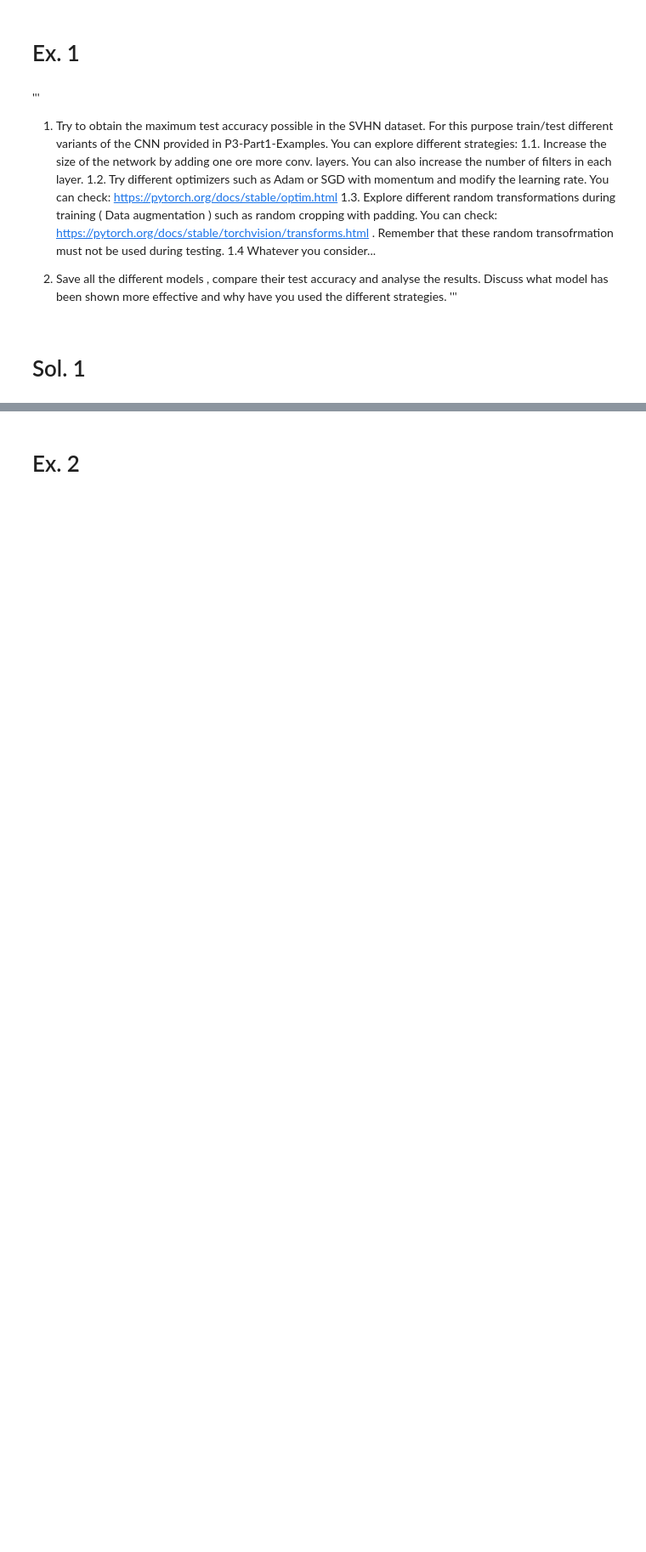
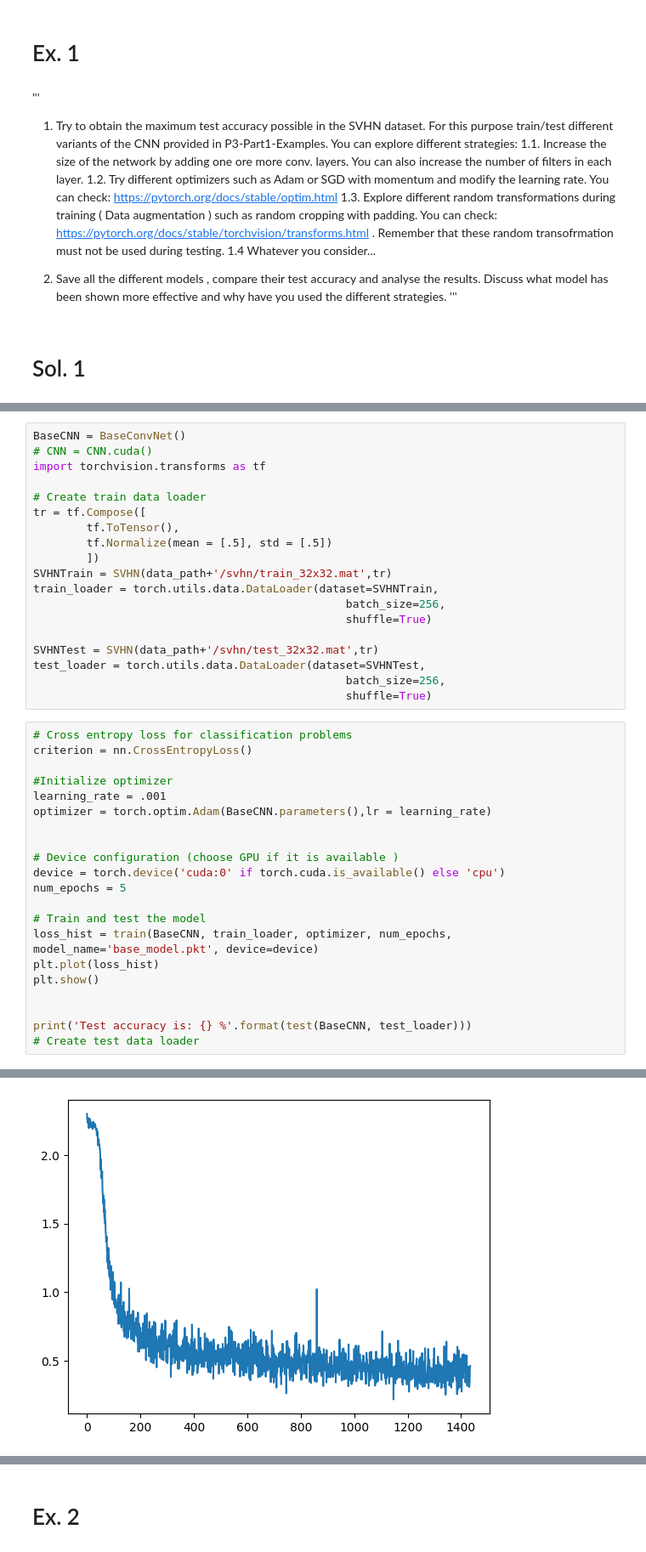
Before and after one commit to albert-santos01/DeepLearning, a Jupyter notebook: P3/P3-Questions.ipynb, the cells around one changed output, grey strips where cells are left out. Shown: that part at 85% size. Saved outputs shown, nothing was run; the diff lists cells and outputs as text; blank space fills up the shorter version.

```diff
--- a/P3/P3-Questions.ipynb
+++ b/P3/P3-Questions.ipynb
@@ -47,0 +179,41 @@ You can check: https://pytorch.org/docs/stable/torchvision/transforms.html . Rem
+# %%
+BaseCNN = BaseConvNet()
+# CNN = CNN.cuda()
+import torchvision.transforms as tf
+
+# Create train data loader
+tr = tf.Compose([
+        tf.ToTensor(),
+        tf.Normalize(mean = [.5], std = [.5])
+        ])
+SVHNTrain = SVHN(data_path+'/svhn/train_32x32.mat',tr)
+train_loader = torch.utils.data.DataLoader(dataset=SVHNTrain,
+                                               batch_size=256,
+                                               shuffle=True)
+
+SVHNTest = SVHN(data_path+'/svhn/test_32x32.mat',tr)
+test_loader = torch.utils.data.DataLoader(dataset=SVHNTest,
+                                               batch_size=256,
+                                               shuffle=True)
+# %%
+# Cross entropy loss for classification problems
+criterion = nn.CrossEntropyLoss()
+
+#Initialize optimizer
+learning_rate = .001
+optimizer = torch.optim.Adam(BaseCNN.parameters(),lr = learning_rate)
+
+
+# Device configuration (choose GPU if it is available )
+device = torch.device('cuda:0' if torch.cuda.is_available() else 'cpu')
+num_epochs = 5
+
+# Train and test the model
+loss_hist = train(BaseCNN, train_loader, optimizer, num_epochs, model_name='base_model.pkt', device=device)
+plt.plot(loss_hist)
+plt.show()
+
+
+print('Test accuracy is: {} %'.format(test(BaseCNN, test_loader)))
+# Create test data loader
+# %% [output]
@@ -47,0 +230 @@ You can check: https://pytorch.org/docs/stable/torchvision/transforms.html . Rem
+[figure, added]
```
Also changed, not shown: parts of 11 cells of this notebook, 2 other files.
